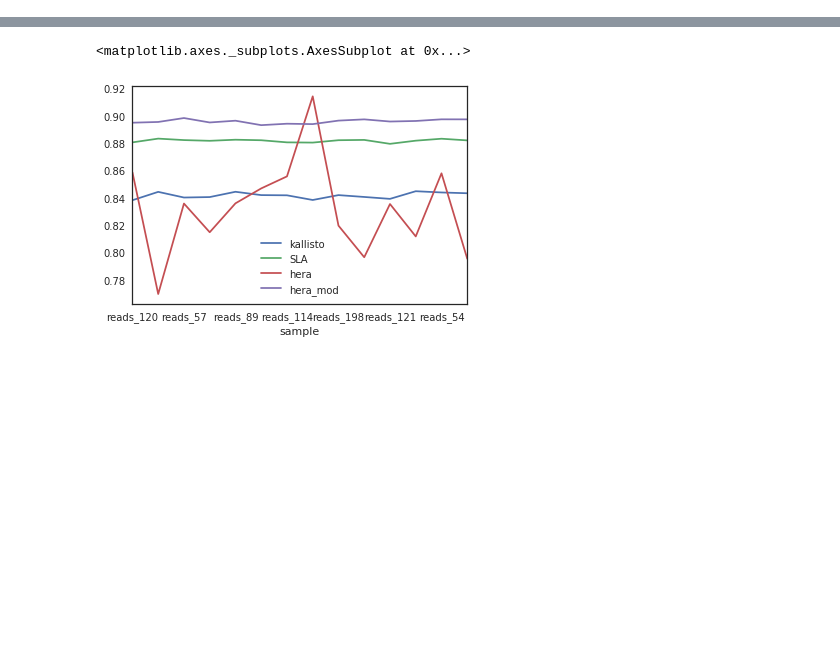
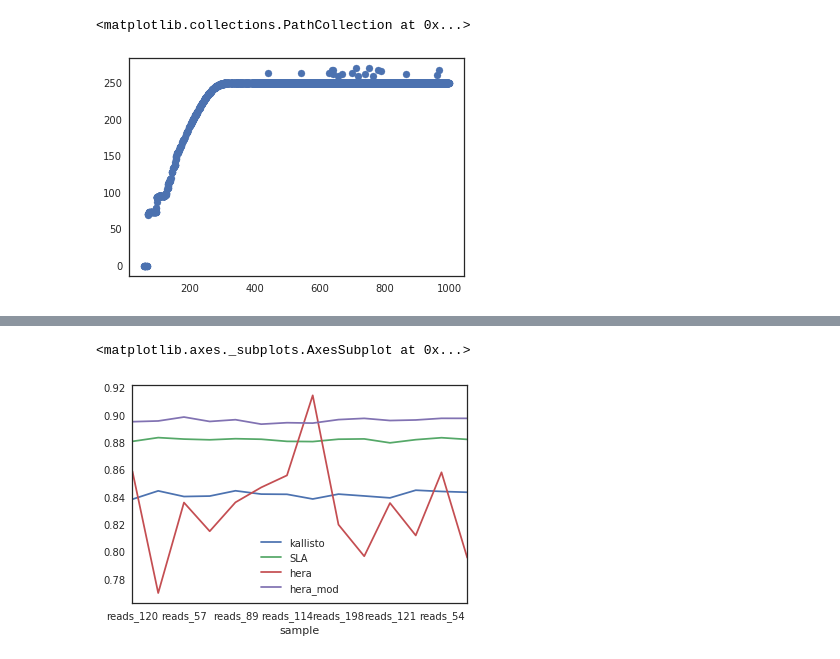
Before and after one commit to COMBINE-lab/selective-alignment-experiment, a Jupyter notebook: bleed_through_experiment/Evaluation_polyester.ipynb, the cells around one changed output, grey strips where cells are left out. Saved outputs shown, nothing was run; the diff lists cells and outputs as text; code cells hidden in the pictures; blank space fills up the shorter version.

```diff
--- a/bleed_through_experiment/Evaluation_polyester.ipynb
+++ b/bleed_through_experiment/Evaluation_polyester.ipynb
@@ -193,0 +320,14 @@ result_df.set_index(['sample'],inplace=True)
+# %%
+df_eff_length_salmon = pd.read_table("/mnt/scratch7/hirak/bleed_through_7/poly_reads_salmon\
+/quant/reads_98/salmon_out/no_option/quant.sf",
+                                   usecols=['Name','EffectiveLength','Length','TPM'])
+# %%
+df_eff_length_salmon['Diff'] = df_eff_length_salmon.Length - df_eff_length_salmon.EffectiveLength
+# %%
+plt.scatter(df_eff_length_salmon.loc[(df_eff_length_salmon.TPM > 0.0) & \
+                         (df_eff_length_salmon.Length < 1000)].Length,\
+            df_eff_length_salmon.loc[(df_eff_length_salmon.TPM > 0.0) & \
+                         (df_eff_length_salmon.Length < 1000)].Diff)
+# %% [output]
+<matplotlib.collections.PathCollection at 0x...>
+[figure, added]
```
Also changed, not shown: parts of 58 cells of this notebook, 4 other files.
